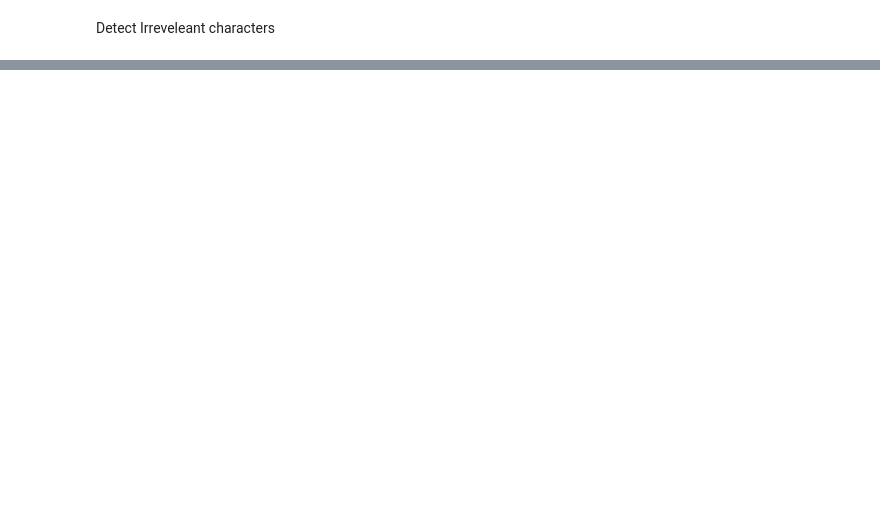
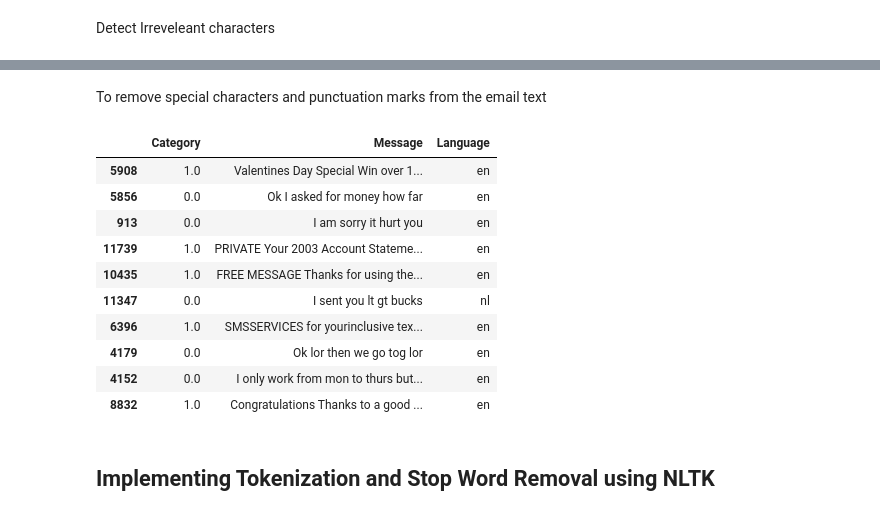
Before and after one commit to ShashankMk031/Spam-Email-Classification, a Jupyter notebook: model.ipynb, the cells around one changed output, grey strips where cells are left out. Cells and saved outputs as stored; diff of their text form; code cells hidden in the pictures; blank space fills up the shorter version.

```diff
--- a/model.ipynb
+++ b/model.ipynb
@@ -237,0 +311,26 @@ Passing `palette` without assigning `hue` is deprecated and will be removed in v
+# %% [markdown]
+To remove special characters and punctuation marks from the email text
+# %%
+def remove_special_characters(text):
+    # Remove special characters and punctuation
+    cleaned_text = re.sub(r'[^a-zA-Z0-9\s]', ' ', text)
+    return cleaned_text
+# %%
+# Applying it to all methods
+df["Message"] =df["Message"].apply(remove_special_characters)
+
+df.sample(10)
+# %% [output]
+|  | Category | Message | Language |
+| 5908 | 1.0 | Valentines Day Special Win over 1... | en |
+| 5856 | 0.0 | Ok I asked for money how far | en |
+| 913 | 0.0 | I am sorry it hurt you | en |
+| 11739 | 1.0 | PRIVATE Your 2003 Account Stateme... | en |
+| 10435 | 1.0 | FREE MESSAGE Thanks for using the... | en |
+| 11347 | 0.0 | I sent you lt gt bucks | nl |
+| 6396 | 1.0 | SMSSERVICES for yourinclusive tex... | en |
+| 4179 | 0.0 | Ok lor then we go tog lor | en |
+| 4152 | 0.0 | I only work from mon to thurs but... | en |
+| 8832 | 1.0 | Congratulations Thanks to a good ... | en |
+# %% [markdown]
+## Implementing Tokenization and Stop Word Removal using NLTK
```
Also changed, not shown: parts of 35 cells of this notebook.
